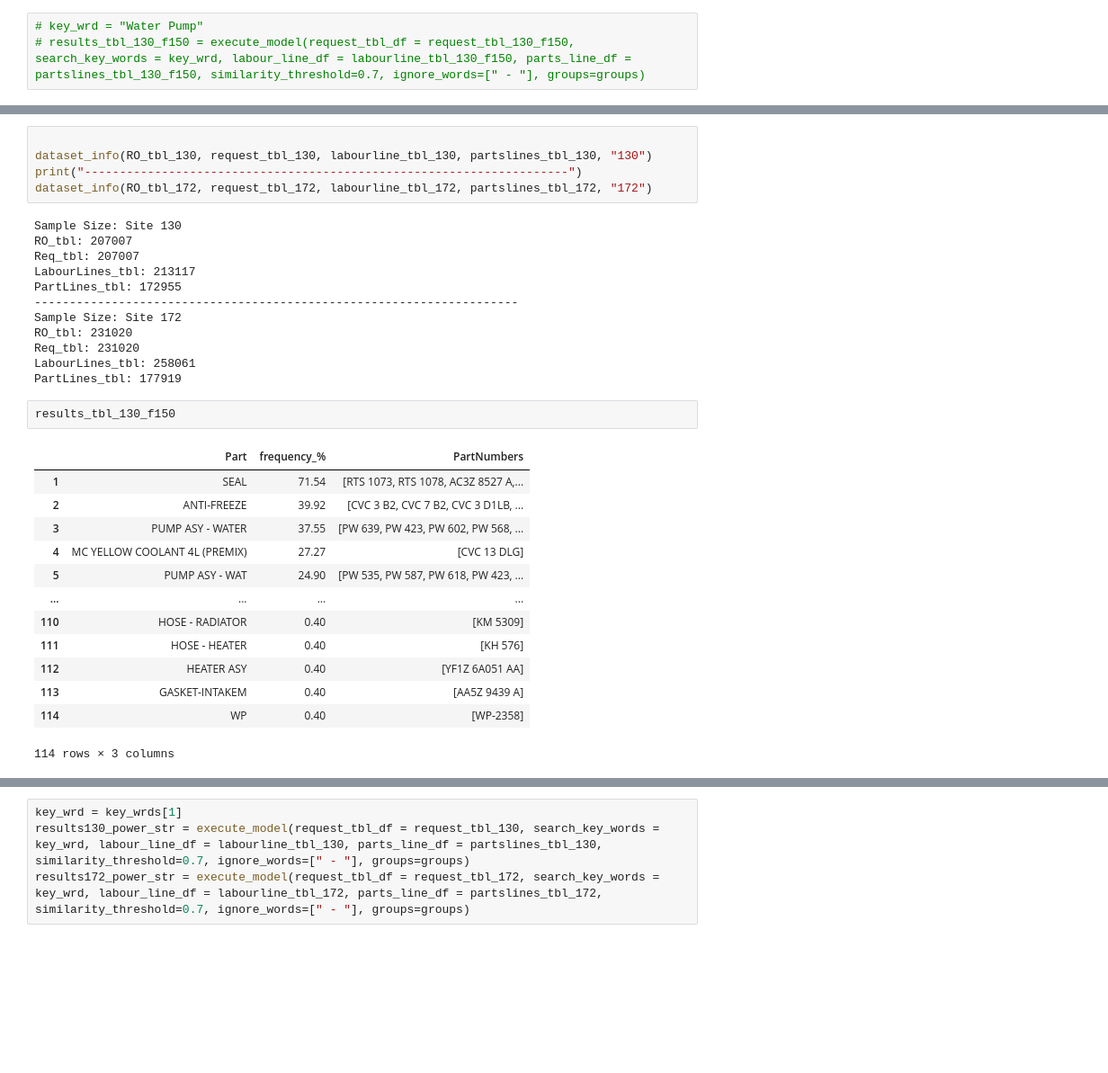
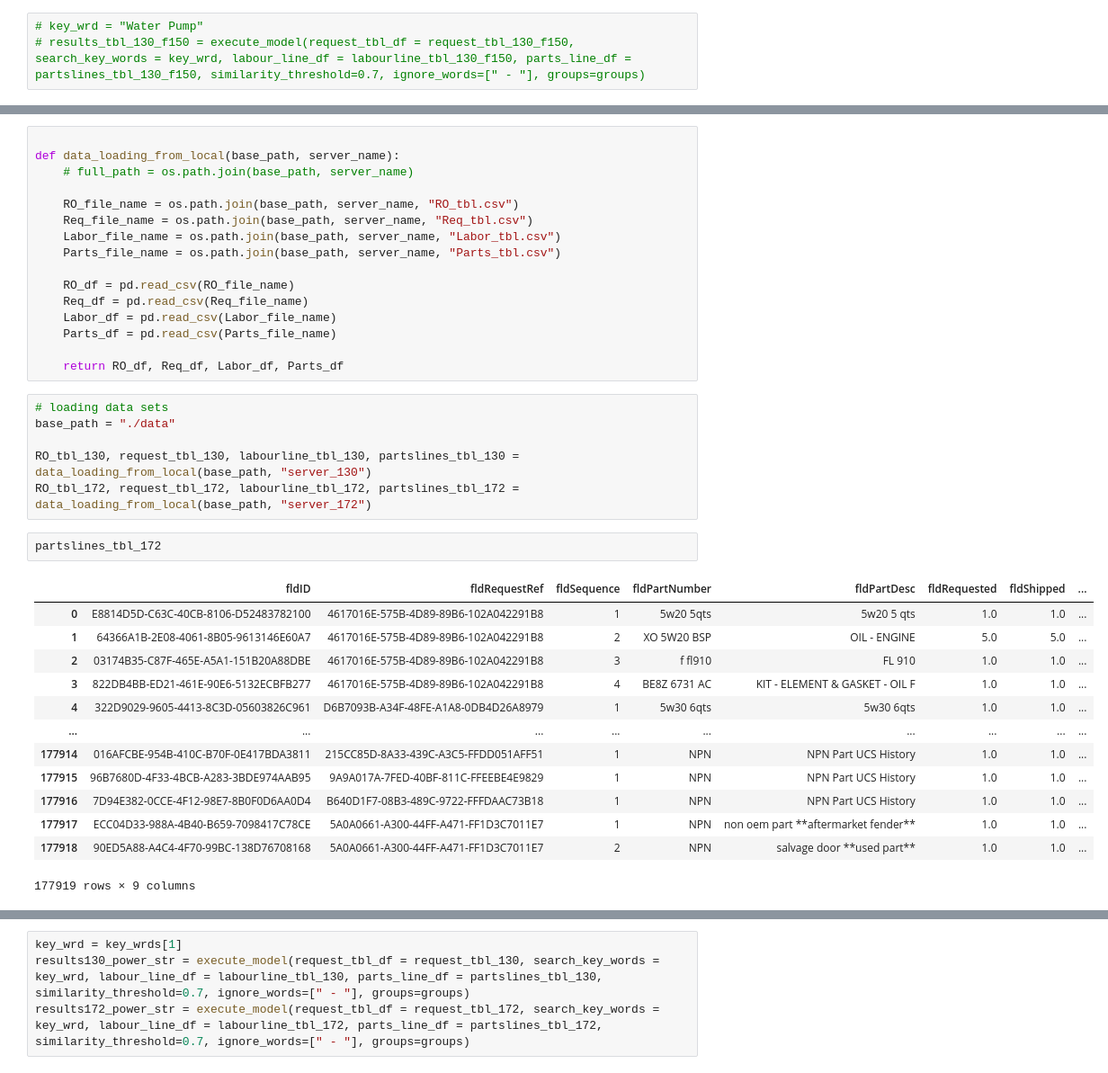
Before and after one commit to MeliPax/SPG, a Jupyter notebook: research/SPG_single_model_analysis.ipynb, the cells around one changed output, grey strips where cells are left out. Shown at 90% size. Cells and saved outputs as stored; diff of their text form; blank space fills up the shorter version.

Commit message:
Save data localy - added function to save data localy, preventing to allways hit the DB server

```diff
--- a/research/SPG_single_model_analysis.ipynb
+++ b/research/SPG_single_model_analysis.ipynb
@@ -1099,36 +1135,41 @@ PartLines_tbl: 177919
+# %%
+
+def data_loading_from_local(base_path, server_name):
+    # full_path = os.path.join(base_path, server_name)
+
+    RO_file_name = os.path.join(base_path, server_name, "RO_tbl.csv")
+    Req_file_name = os.path.join(base_path, server_name, "Req_tbl.csv")
+    Labor_file_name = os.path.join(base_path, server_name, "Labor_tbl.csv")
+    Parts_file_name = os.path.join(base_path, server_name, "Parts_tbl.csv")
+
+    RO_df = pd.read_csv(RO_file_name)
+    Req_df = pd.read_csv(Req_file_name)
+    Labor_df = pd.read_csv(Labor_file_name)
+    Parts_df = pd.read_csv(Parts_file_name)
+
+    return RO_df, Req_df, Labor_df, Parts_df
 # %%
+# loading data sets
+base_path = "./data"
 
-dataset_info(RO_tbl_130, request_tbl_130, labourline_tbl_130, partslines_tbl_130, "130")
-print("---------------------------------------------------------------------")
-dataset_info(RO_tbl_172, request_tbl_172, labourline_tbl_172, partslines_tbl_172, "172")
+RO_tbl_130, request_tbl_130, labourline_tbl_130, partslines_tbl_130 = data_loading_from_local(base_path, "server_130")
+RO_tbl_172, request_tbl_172, labourline_tbl_172, partslines_tbl_172 = data_loading_from_local(base_path, "server_172")
-# %% [output]
-Sample Size: Site 130
-RO_tbl: 207007
-Req_tbl: 207007
-LabourLines_tbl: 213117
-PartLines_tbl: 172955
----------------------------------------------------------------------
-Sample Size: Site 172
-RO_tbl: 231020
-Req_tbl: 231020
-LabourLines_tbl: 258061
-PartLines_tbl: 177919
 # %%
-results_tbl_130_f150
+partslines_tbl_172
 # %% [output]
-|  | Part | frequency_% | PartNumbers |
-| 1 | SEAL | 71.54 | [RTS 1073, RTS 1078, AC3Z 8527 A,... |
-| 2 | ANTI-FREEZE | 39.92 | [CVC 3 B2, CVC 7 B2, CVC 3 D1LB, ... |
-| 3 | PUMP ASY - WATER | 37.55 | [PW 639, PW 423, PW 602, PW 568, ... |
-| 4 | MC YELLOW COOLANT 4L (PREMIX) | 27.27 | [CVC 13 DLG] |
-| 5 | PUMP ASY - WAT | 24.90 | [PW 535, PW 587, PW 618, PW 423, ... |
-| ... | ... | ... | ... |
-| 110 | HOSE - RADIATOR | 0.40 | [KM 5309] |
-| 111 | HOSE - HEATER | 0.40 | [KH 576] |
-| 112 | HEATER ASY | 0.40 | [YF1Z 6A051 AA] |
-| 113 | GASKET-INTAKEM | 0.40 | [AA5Z 9439 A] |
-| 114 | WP | 0.40 | [WP-2358] |
+|  | fldID | fldRequestRef | fldSequence | fldPartNumber | fldPartDesc | fldRequested | fldShipped | ... |
+| 0 | E8814D5D-C63C-40CB-8106-D52483782100 | 4617016E-575B-4D89-89B6-102A042291B8 | 1 | 5w20 5qts | 5w20 5 qts | 1.0 | 1.0 | ... |
+| 1 | 64366A1B-2E08-4061-8B05-9613146E60A7 | 4617016E-575B-4D89-89B6-102A042291B8 | 2 | XO 5W20 BSP | OIL - ENGINE | 5.0 | 5.0 | ... |
+| 2 | 03174B35-C87F-465E-A5A1-151B20A88DBE | 4617016E-575B-4D89-89B6-102A042291B8 | 3 | f fl910 | FL 910 | 1.0 | 1.0 | ... |
+| 3 | 822DB4BB-ED21-461E-90E6-5132ECBFB277 | 4617016E-575B-4D89-89B6-102A042291B8 | 4 | BE8Z 6731 AC | KIT - ELEMENT & GASKET - OIL F | 1.0 | 1.0 | ... |
+| 4 | 322D9029-9605-4413-8C3D-05603826C961 | D6B7093B-A34F-48FE-A1A8-0DB4D26A8979 | 1 | 5w30 6qts | 5w30 6qts | 1.0 | 1.0 | ... |
+| ... | ... | ... | ... | ... | ... | ... | ... | ... |
+| 177914 | 016AFCBE-954B-410C-B70F-0E417BDA3811 | 215CC85D-8A33-439C-A3C5-FFDD051AFF51 | 1 | NPN | NPN Part UCS History | 1.0 | 1.0 | ... |
+| 177915 | 96B7680D-4F33-4BCB-A283-3BDE974AAB95 | 9A9A017A-7FED-40BF-811C-FFEEBE4E9829 | 1 | NPN | NPN Part UCS History | 1.0 | 1.0 | ... |
+| 177916 | 7D94E382-0CCE-4F12-98E7-8B0F0D6AA0D4 | B640D1F7-08B3-489C-9722-FFFDAAC73B18 | 1 | NPN | NPN Part UCS History | 1.0 | 1.0 | ... |
+| 177917 | ECC04D33-988A-4B40-B659-7098417C78CE | 5A0A0661-A300-44FF-A471-FF1D3C7011E7 | 1 | NPN | non oem part **aftermarket fender** | 1.0 | 1.0 | ... |
+| 177918 | 90ED5A88-A4C4-4F70-99BC-138D76708168 | 5A0A0661-A300-44FF-A471-FF1D3C7011E7 | 2 | NPN | salvage door **used part** | 1.0 | 1.0 | ... |
-114 rows × 3 columns
+177919 rows × 9 columns
 # %%
 
 key_wrds = ["Water Pump", "Power steering", "Catalytic Converter"]
```
Also changed, not shown: parts of 9 cells of this notebook, 8 other files.
